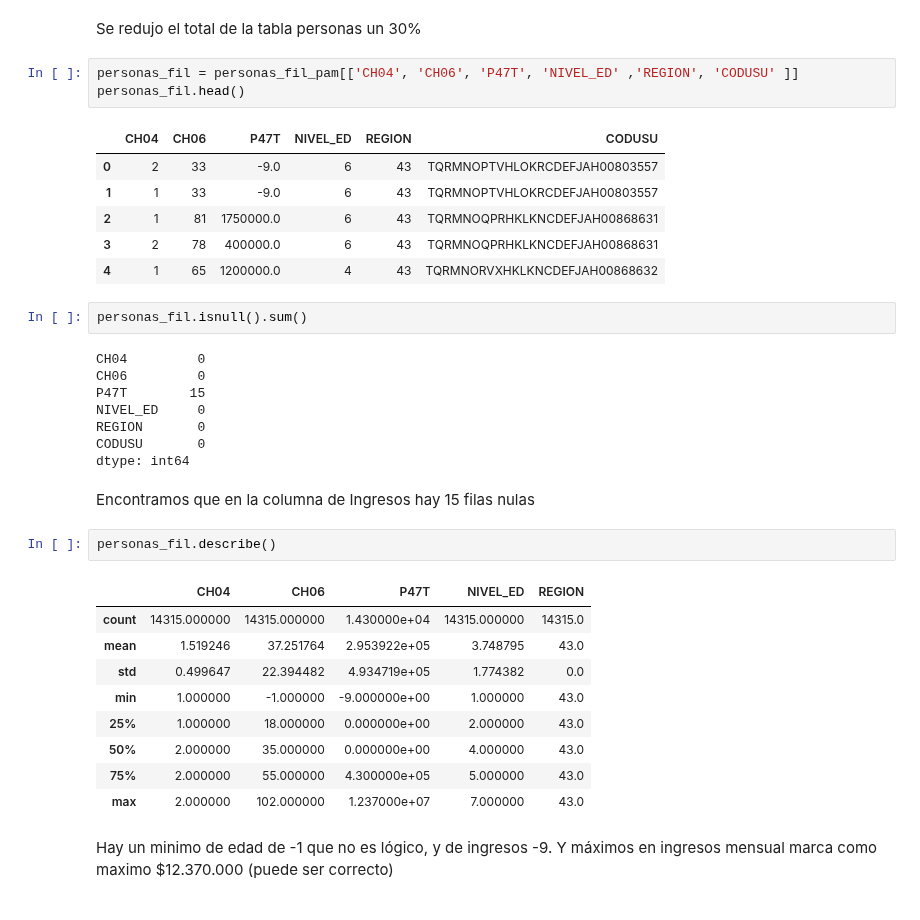
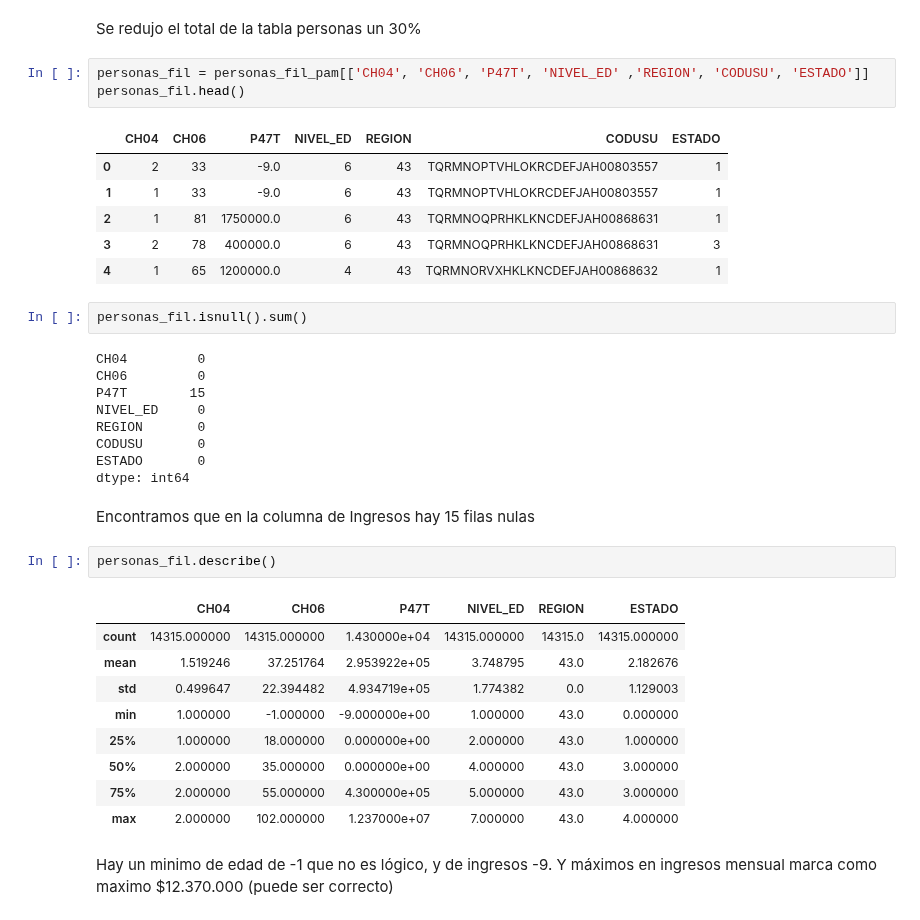
Before and after one commit to LMatiPerez/AnalisisDeDatosI_G5, a Jupyter notebook: analisis_grupo_5_final.ipynb, the cells around one changed output. Cells and saved outputs as stored; diff of their text form.

```diff
--- a/analisis_grupo_5_final.ipynb
+++ b/analisis_grupo_5_final.ipynb
@@ -127,15 +57,15 @@ Longitud Tabla Personas Filtrada: 14315
 # %% [markdown]
 Se redujo el total de la tabla personas un 30%
 # %%
-personas_fil = personas_fil_pam[['CH04', 'CH06', 'P47T', 'NIVEL_ED' ,'REGION', 'CODUSU' ]]
+personas_fil = personas_fil_pam[['CH04', 'CH06', 'P47T', 'NIVEL_ED' ,'REGION', 'CODUSU', 'ESTADO']]
 personas_fil.head()
 # %% [output]
-|  | CH04 | CH06 | P47T | NIVEL_ED | REGION | CODUSU |
-| 0 | 2 | 33 | -9.0 | 6 | 43 | TQRMNOPTVHLOKRCDEFJAH00803557 |
-| 1 | 1 | 33 | -9.0 | 6 | 43 | TQRMNOPTVHLOKRCDEFJAH00803557 |
-| 2 | 1 | 81 | 1750000.0 | 6 | 43 | TQRMNOQPRHKLKNCDEFJAH00868631 |
-| 3 | 2 | 78 | 400000.0 | 6 | 43 | TQRMNOQPRHKLKNCDEFJAH00868631 |
-| 4 | 1 | 65 | 1200000.0 | 4 | 43 | TQRMNORVXHKLKNCDEFJAH00868632 |
+|  | CH04 | CH06 | P47T | NIVEL_ED | REGION | CODUSU | ESTADO |
+| 0 | 2 | 33 | -9.0 | 6 | 43 | TQRMNOPTVHLOKRCDEFJAH00803557 | 1 |
+| 1 | 1 | 33 | -9.0 | 6 | 43 | TQRMNOPTVHLOKRCDEFJAH00803557 | 1 |
+| 2 | 1 | 81 | 1750000.0 | 6 | 43 | TQRMNOQPRHKLKNCDEFJAH00868631 | 1 |
+| 3 | 2 | 78 | 400000.0 | 6 | 43 | TQRMNOQPRHKLKNCDEFJAH00868631 | 3 |
+| 4 | 1 | 65 | 1200000.0 | 4 | 43 | TQRMNORVXHKLKNCDEFJAH00868632 | 1 |
 # %%
 personas_fil.isnull().sum()
 # %% [output]
@@ -145,21 +75,22 @@ P47T        15
 NIVEL_ED     0
 REGION       0
 CODUSU       0
+ESTADO       0
 dtype: int64
 # %% [markdown]
 Encontramos que en la columna de Ingresos hay 15 filas nulas
 # %%
 personas_fil.describe()
 # %% [output]
-|  | CH04 | CH06 | P47T | NIVEL_ED | REGION |
-| count | 14315.000000 | 14315.000000 | 1.430000e+04 | 14315.000000 | 14315.0 |
-| mean | 1.519246 | 37.251764 | 2.953922e+05 | 3.748795 | 43.0 |
-| std | 0.499647 | 22.394482 | 4.934719e+05 | 1.774382 | 0.0 |
-| min | 1.000000 | -1.000000 | -9.000000e+00 | 1.000000 | 43.0 |
-| 25% | 1.000000 | 18.000000 | 0.000000e+00 | 2.000000 | 43.0 |
-| 50% | 2.000000 | 35.000000 | 0.000000e+00 | 4.000000 | 43.0 |
-| 75% | 2.000000 | 55.000000 | 4.300000e+05 | 5.000000 | 43.0 |
-| max | 2.000000 | 102.000000 | 1.237000e+07 | 7.000000 | 43.0 |
+|  | CH04 | CH06 | P47T | NIVEL_ED | REGION | ESTADO |
+| count | 14315.000000 | 14315.000000 | 1.430000e+04 | 14315.000000 | 14315.0 | 14315.000000 |
+| mean | 1.519246 | 37.251764 | 2.953922e+05 | 3.748795 | 43.0 | 2.182676 |
+| std | 0.499647 | 22.394482 | 4.934719e+05 | 1.774382 | 0.0 | 1.129003 |
+| min | 1.000000 | -1.000000 | -9.000000e+00 | 1.000000 | 43.0 | 0.000000 |
+| 25% | 1.000000 | 18.000000 | 0.000000e+00 | 2.000000 | 43.0 | 1.000000 |
+| 50% | 2.000000 | 35.000000 | 0.000000e+00 | 4.000000 | 43.0 | 3.000000 |
+| 75% | 2.000000 | 55.000000 | 4.300000e+05 | 5.000000 | 43.0 | 3.000000 |
+| max | 2.000000 | 102.000000 | 1.237000e+07 | 7.000000 | 43.0 | 4.000000 |
 # %% [markdown]
 Hay un minimo de edad de -1 que no es lógico, y de ingresos -9. Y máximos en ingresos mensual marca como maximo $12.370.000 (puede ser correcto)
 # %%
```
Also changed, not shown: parts of 38 cells of this notebook, 1 other file.
